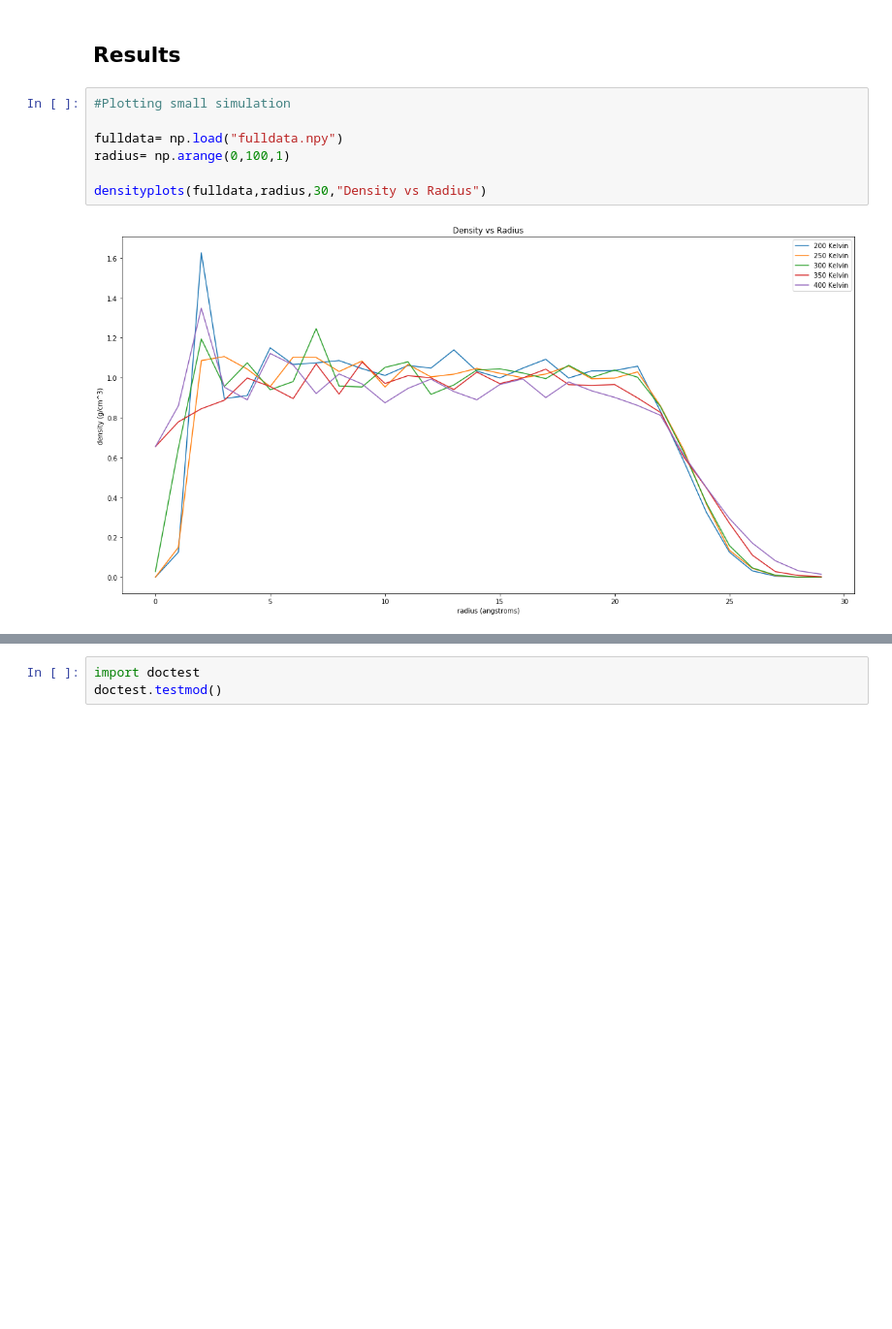
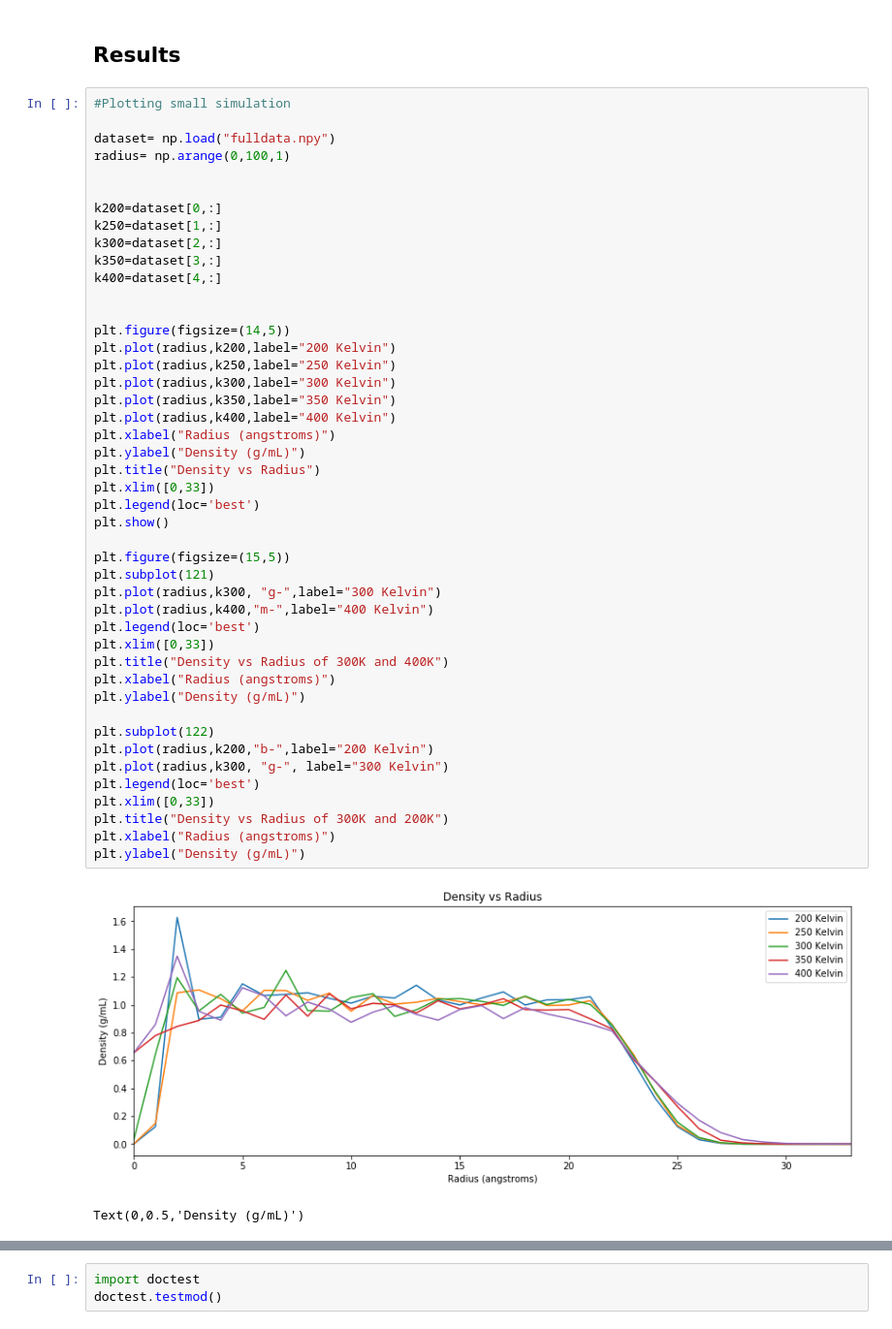
Before and after one commit to chan8005/Final_Project, a Jupyter notebook: Project.ipynb, the cells around one changed output, grey strips where cells are left out. Shown: that part at 97% size. Saved outputs shown, nothing was run; the diff lists cells and outputs as text; blank space fills up the shorter version.

```diff
--- a/Project.ipynb
+++ b/Project.ipynb
@@ -490,11 +446,50 @@ fulldata(numofframes,numofO,shellwidth,rad,fulldatafilename)
 # %% [markdown]
 ## Results
-# %%
-#Plotting small simulation
-
-fulldata= np.load("fulldata.npy")
-radius= np.arange(0,100,1)
-
-densityplots(fulldata,radius,30,"Density vs Radius")
-# %% [output]
-[figure, removed]
+# %%
+#Plotting small simulation
+
+dataset= np.load("fulldata.npy")
+radius= np.arange(0,100,1)
+
+
+k200=dataset[0,:]
+k250=dataset[1,:]
+k300=dataset[2,:]
+k350=dataset[3,:]
+k400=dataset[4,:]
+
+
+plt.figure(figsize=(14,5))
+plt.plot(radius,k200,label="200 Kelvin")
+plt.plot(radius,k250,label="250 Kelvin")
+plt.plot(radius,k300,label="300 Kelvin")
+plt.plot(radius,k350,label="350 Kelvin")
+plt.plot(radius,k400,label="400 Kelvin")
+plt.xlabel("Radius (angstroms)")
+plt.ylabel("Density (g/mL)")
+plt.title("Density vs Radius")
+plt.xlim([0,33])
+plt.legend(loc='best')
+plt.show()
+
+plt.figure(figsize=(15,5))
+plt.subplot(121)
+plt.plot(radius,k300, "g-",label="300 Kelvin")
+plt.plot(radius,k400,"m-",label="400 Kelvin")
+plt.legend(loc='best')
+plt.xlim([0,33])
+plt.title("Density vs Radius of 300K and 400K")
+plt.xlabel("Radius (angstroms)")
+plt.ylabel("Density (g/mL)")
+
+plt.subplot(122)
+plt.plot(radius,k200,"b-",label="200 Kelvin")
+plt.plot(radius,k300, "g-", label="300 Kelvin")
+plt.legend(loc='best')
+plt.xlim([0,33])
+plt.title("Density vs Radius of 300K and 200K")
+plt.xlabel("Radius (angstroms)")
+plt.ylabel("Density (g/mL)")
+# %% [output]
+[figure, added]
+Text(0,0.5,'Density (g/mL)')
```
Also changed, not shown: parts of 8 cells of this notebook.
